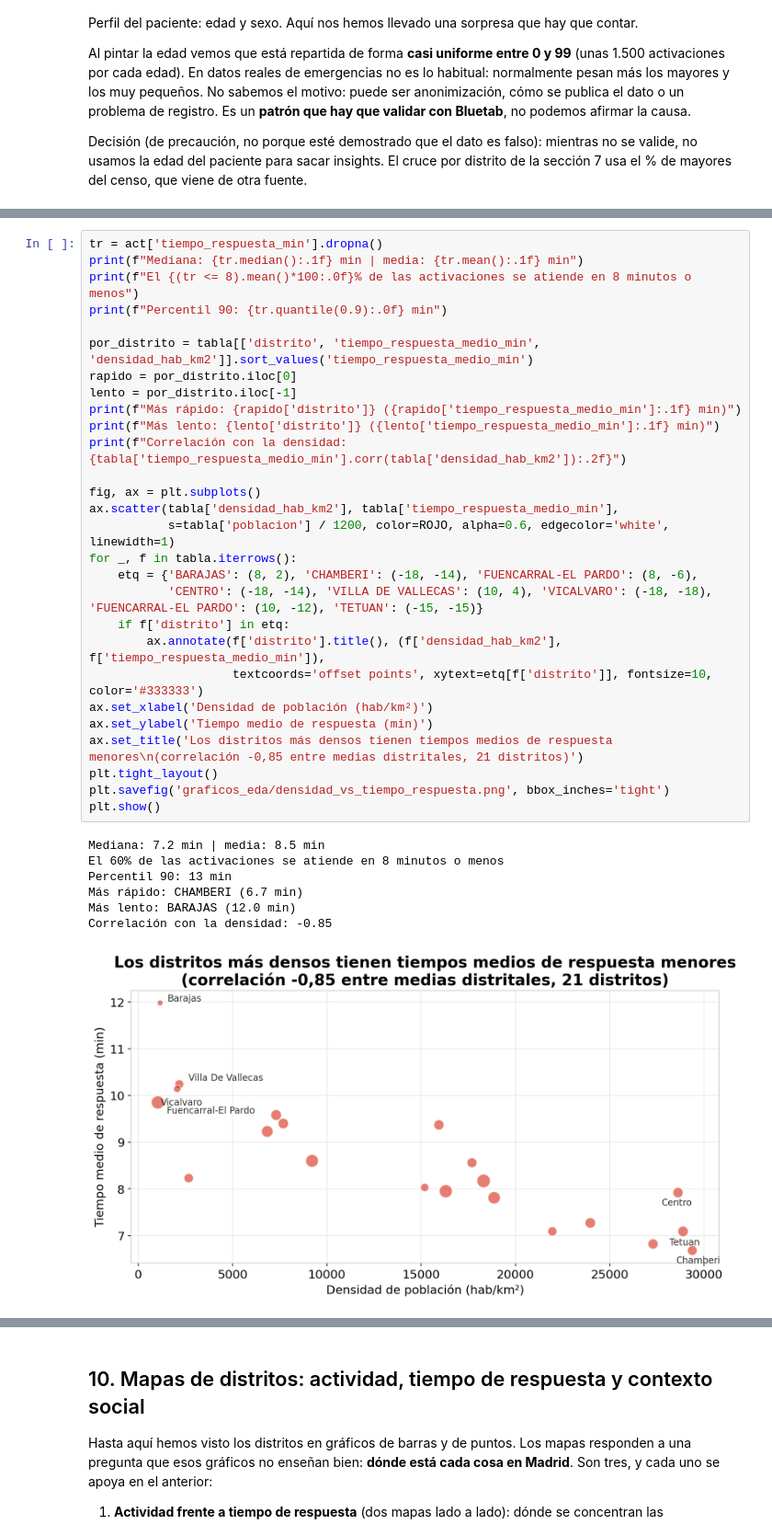
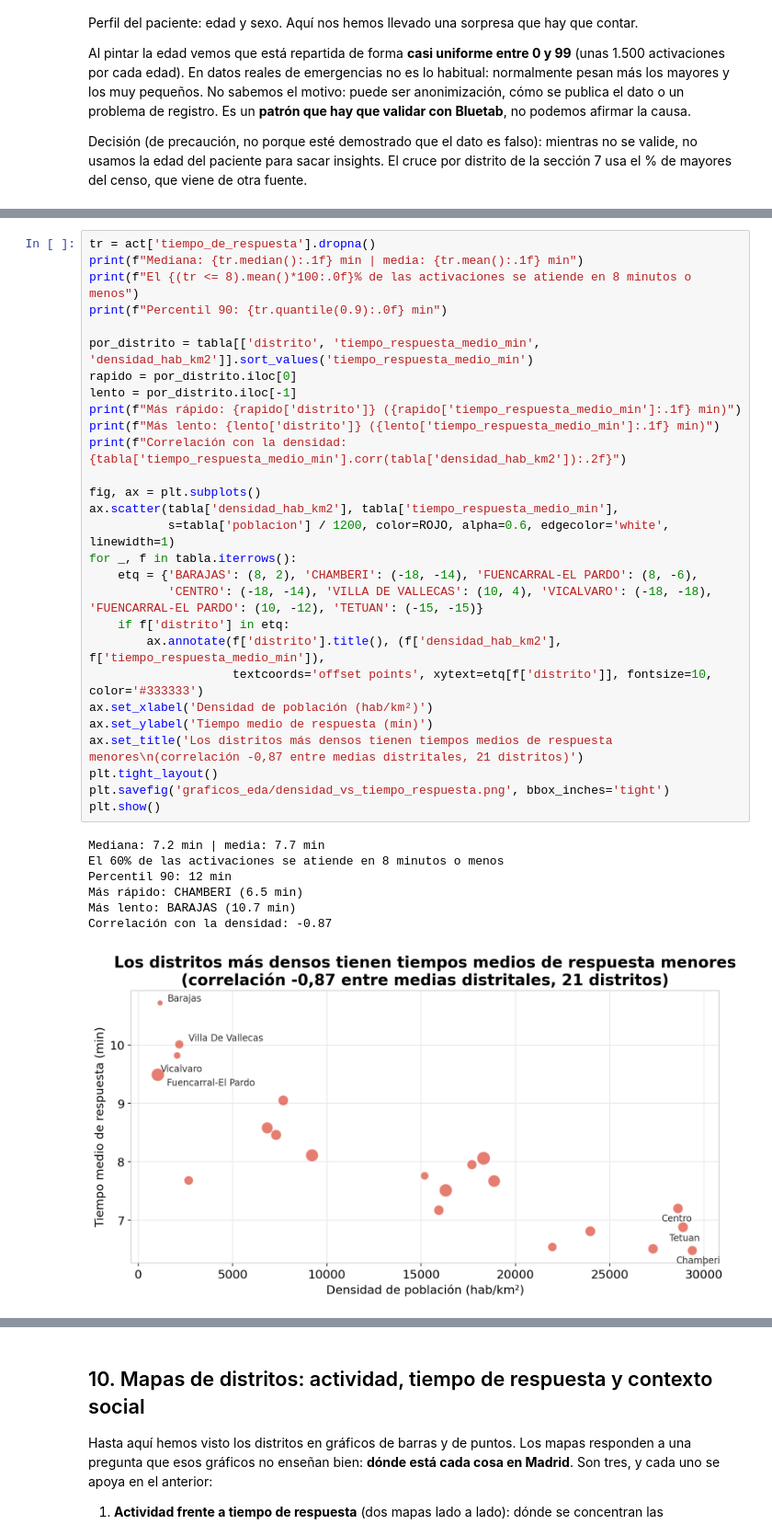
Before and after one commit to PabloCarreras7/Project-UC3M, a Jupyter notebook: data_viz/analisis_socioeconomico_distritos_y_activaciones.ipynb, the cells around one changed output, grey strips where cells are left out. Shown at 92% size. Cells and saved outputs as stored; diff of their text form.

```diff
--- a/data_viz/analisis_socioeconomico_distritos_y_activaciones.ipynb
+++ b/data_viz/analisis_socioeconomico_distritos_y_activaciones.ipynb
@@ -476,37 +422,37 @@ La otra cara del servicio: cuánto se tarda en llegar. Usamos `tiempo_respuesta_
 # %%
-tr = act['tiempo_respuesta_min'].dropna()
+tr = act['tiempo_de_respuesta'].dropna()
 print(f"Mediana: {tr.median():.1f} min | media: {tr.mean():.1f} min")
 print(f"El {(tr <= 8).mean()*100:.0f}% de las activaciones se atiende en 8 minutos o menos")
 print(f"Percentil 90: {tr.quantile(0.9):.0f} min")
 
 por_distrito = tabla[['distrito', 'tiempo_respuesta_medio_min', 'densidad_hab_km2']].sort_values('tiempo_respuesta_medio_min')
 rapido = por_distrito.iloc[0]
 lento = por_distrito.iloc[-1]
 print(f"Más rápido: {rapido['distrito']} ({rapido['tiempo_respuesta_medio_min']:.1f} min)")
 print(f"Más lento: {lento['distrito']} ({lento['tiempo_respuesta_medio_min']:.1f} min)")
 print(f"Correlación con la densidad: {tabla['tiempo_respuesta_medio_min'].corr(tabla['densidad_hab_km2']):.2f}")
 
 fig, ax = plt.subplots()
 ax.scatter(tabla['densidad_hab_km2'], tabla['tiempo_respuesta_medio_min'],
            s=tabla['poblacion'] / 1200, color=ROJO, alpha=0.6, edgecolor='white', linewidth=1)
 for _, f in tabla.iterrows():
     etq = {'BARAJAS': (8, 2), 'CHAMBERI': (-18, -14), 'FUENCARRAL-EL PARDO': (8, -6),
            'CENTRO': (-18, -14), 'VILLA DE VALLECAS': (10, 4), 'VICALVARO': (-18, -18), 'FUENCARRAL-EL PARDO': (10, -12), 'TETUAN': (-15, -15)}
     if f['distrito'] in etq:
         ax.annotate(f['distrito'].title(), (f['densidad_hab_km2'], f['tiempo_respuesta_medio_min']),
                     textcoords='offset points', xytext=etq[f['distrito']], fontsize=10, color='#333333')
 ax.set_xlabel('Densidad de población (hab/km²)')
 ax.set_ylabel('Tiempo medio de respuesta (min)')
-ax.set_title('Los distritos más densos tienen tiempos medios de respuesta menores\n(correlación -0,85 entre medias distritales, 21 distritos)')
+ax.set_title('Los distritos más densos tienen tiempos medios de respuesta menores\n(correlación -0,87 entre medias distritales, 21 distritos)')
 plt.tight_layout()
 plt.savefig('graficos_eda/densidad_vs_tiempo_respuesta.png', bbox_inches='tight')
 plt.show()
 # %% [output]
-Mediana: 7.2 min | media: 8.5 min
+Mediana: 7.2 min | media: 7.7 min
 El 60% de las activaciones se atiende en 8 minutos o menos
-Percentil 90: 13 min
-Más rápido: CHAMBERI (6.7 min)
-Más lento: BARAJAS (12.0 min)
-Correlación con la densidad: -0.85
+Percentil 90: 12 min
+Más rápido: CHAMBERI (6.5 min)
+Más lento: BARAJAS (10.7 min)
+Correlación con la densidad: -0.87
-[figure, old version]
+[figure, new version]
 # %% [markdown]
```
Also changed, not shown: parts of 32 cells of this notebook, 48 other files.
